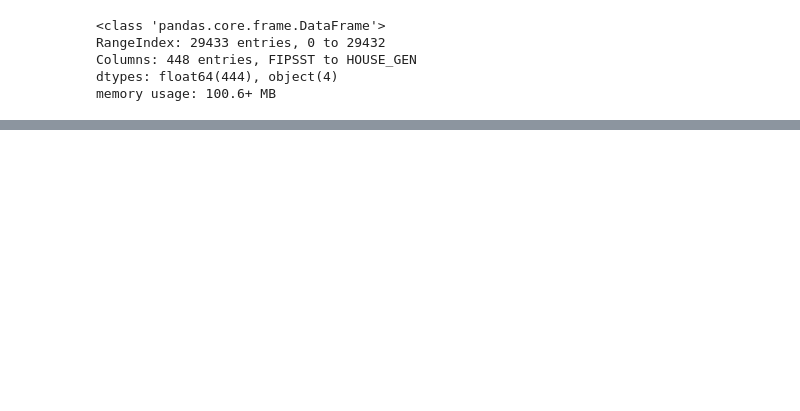
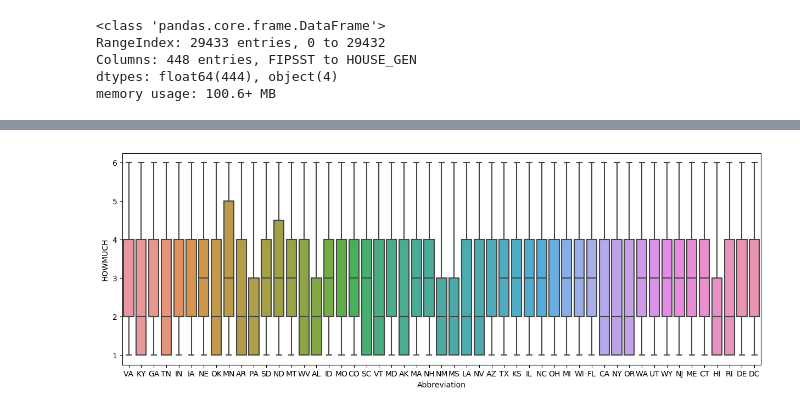
Before and after one commit to evarvak/education_and_healthcare, a Jupyter notebook: cleaning_NSCH_data.ipynb, the cells around one changed output, grey strips where cells are left out. Drawn from its saved outputs; the diff is of its cells as text; code cells hidden in the pictures; blank space fills up the shorter version.

```diff
--- a/cleaning_NSCH_data.ipynb
+++ b/cleaning_NSCH_data.ipynb
@@ -48,7 +46,6 @@ def FIPS_to_State(data, state='both'):
     #FIPS_State.csv file which translates between FIPS and State.
 
     #Also note: this function changes the FIP code to an integer from a byte string.
-    #I c
 
     FIPS_state = pd.read_csv('data/FIPS_State.csv')
     FIPS_state['FIPSST'] = FIPS_state.FIPS
@@ -56,12 +53,12 @@ def FIPS_to_State(data, state='both'):
     data.FIPSST = data.FIPSST.apply(int)
 
     if state == 'abbr':
-        data = data.merge(FIPS_state[['FIPSST', 'Abbreviation']], on='FIPSST')
+        data = data.merge(FIPS_state[['FIPSST', 'ABBR']], on='FIPSST')
 
     if state == 'full':
-        data = data.merge(FIPS_state[['FIPSST', 'Name']], on='FIPSST')
+        data = data.merge(FIPS_state[['FIPSST', 'STATE']], on='FIPSST')
 
     if state == 'both':
-        data = data.merge(FIPS_state[['FIPSST', 'Name', 'Abbreviation']], on='FIPSST')
+        data = data.merge(FIPS_state[['FIPSST', 'STATE', 'ABBR']], on='FIPSST')
 
     return data
@@ -67,0 +70,2 @@ def FIPS_to_State(data, state='both'):
+# %%
+NSCH19 = FIPS_to_State(NSCH19)
@@ -67,0 +107,6 @@ def FIPS_to_State(data, state='both'):
+# %%
+plt.figure(figsize=(15,5))
+sns.boxplot(data = NSCH19, y=NSCH19['HOWMUCH'], x='Abbreviation')
+plt.show()
+# %% [output]
+[figure, added]
```
Also changed, not shown: parts of 4 cells of this notebook.
